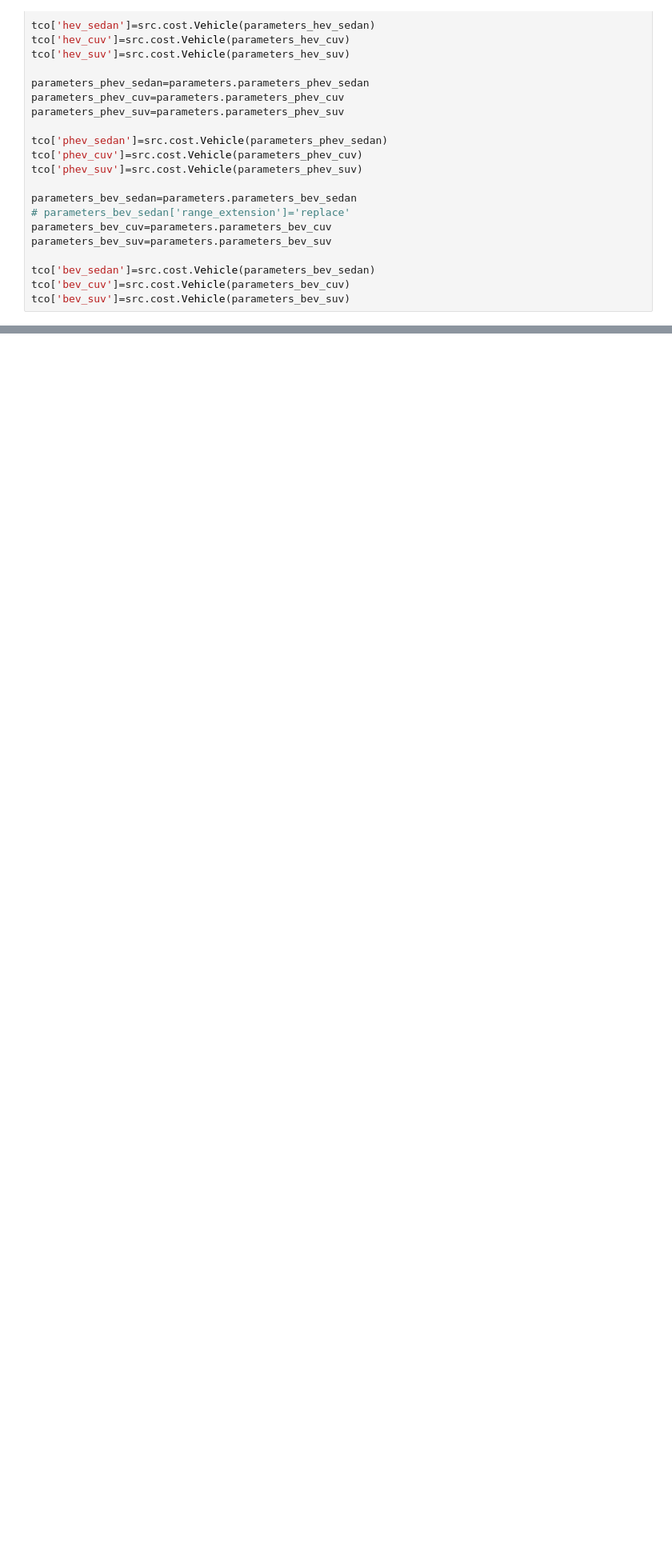
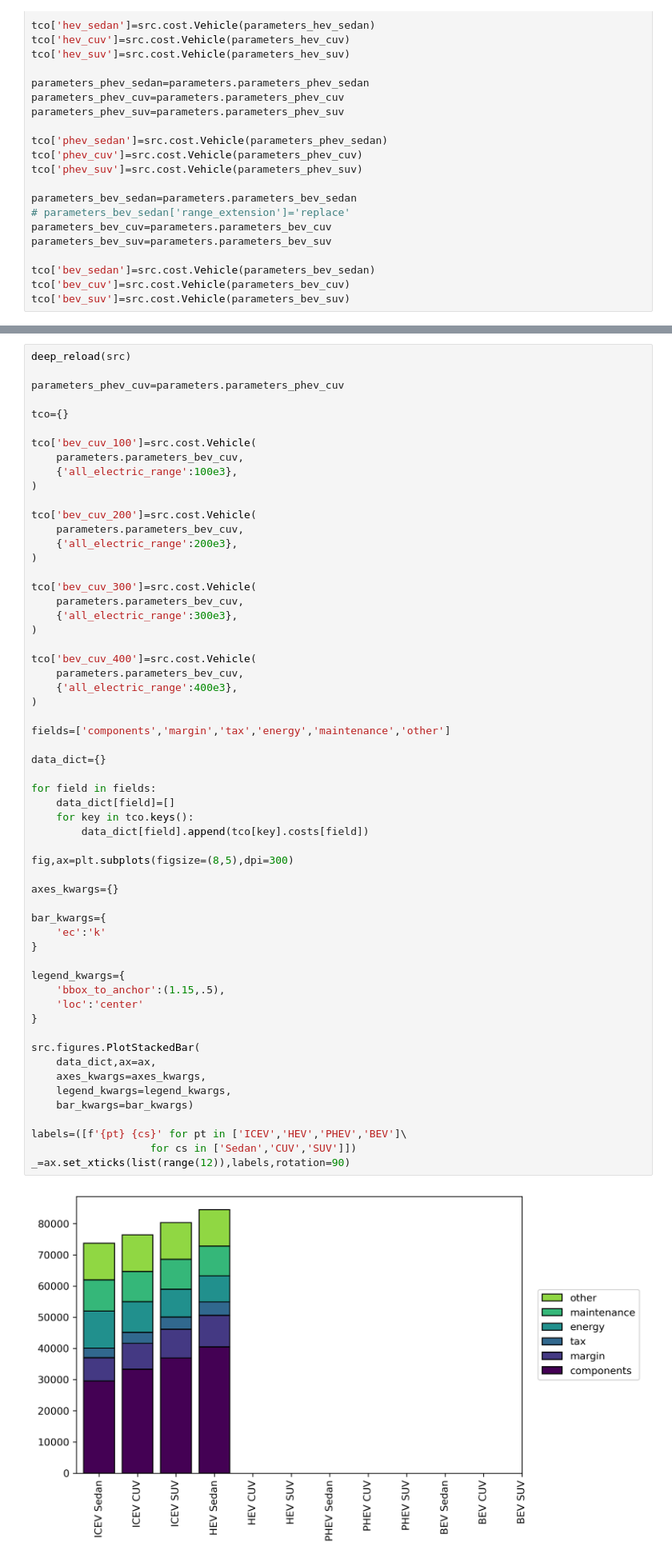
Before and after one commit to airabino/EV_TCO, a Jupyter notebook: TCO.ipynb, the cells around one changed output, grey strips where cells are left out. Shown: that part at 80% size. Drawn from its saved outputs; the diff is of its cells as text; blank space fills up the shorter version.

Commit message:
Aaron 11/13/2023 1: Added Vehicle Data

```diff
--- a/TCO.ipynb
+++ b/TCO.ipynb
@@ -183,0 +164,60 @@ icev_suv.costs,hev_suv.costs,phev_suv.costs,bev_suv.costs
+# %%
+deep_reload(src)
+
+parameters_phev_cuv=parameters.parameters_phev_cuv
+
+tco={}
+
+tco['bev_cuv_100']=src.cost.Vehicle(
+    parameters.parameters_bev_cuv,
+    {'all_electric_range':100e3},
+)
+
+tco['bev_cuv_200']=src.cost.Vehicle(
+    parameters.parameters_bev_cuv,
+    {'all_electric_range':200e3},
+)
+
+tco['bev_cuv_300']=src.cost.Vehicle(
+    parameters.parameters_bev_cuv,
+    {'all_electric_range':300e3},
+)
+
+tco['bev_cuv_400']=src.cost.Vehicle(
+    parameters.parameters_bev_cuv,
+    {'all_electric_range':400e3},
+)
+
+fields=['components','margin','tax','energy','maintenance','other']
+
+data_dict={}
+
+for field in fields:
+    data_dict[field]=[]
+    for key in tco.keys():
+        data_dict[field].append(tco[key].costs[field])
+
+fig,ax=plt.subplots(figsize=(8,5),dpi=300)
+
+axes_kwargs={}
+
+bar_kwargs={
+    'ec':'k'
+}
+
+legend_kwargs={
+    'bbox_to_anchor':(1.15,.5),
+    'loc':'center'
+}
+
+src.figures.PlotStackedBar(
+    data_dict,ax=ax,
+    axes_kwargs=axes_kwargs,
+    legend_kwargs=legend_kwargs,
+    bar_kwargs=bar_kwargs)
+
+labels=([f'{pt} {cs}' for pt in ['ICEV','HEV','PHEV','BEV']\
+                   for cs in ['Sedan','CUV','SUV']])
+_=ax.set_xticks(list(range(12)),labels,rotation=90)
+# %% [output]
+[figure, added]
```
Also changed, not shown: parts of 11 cells of this notebook, 5 other files.
